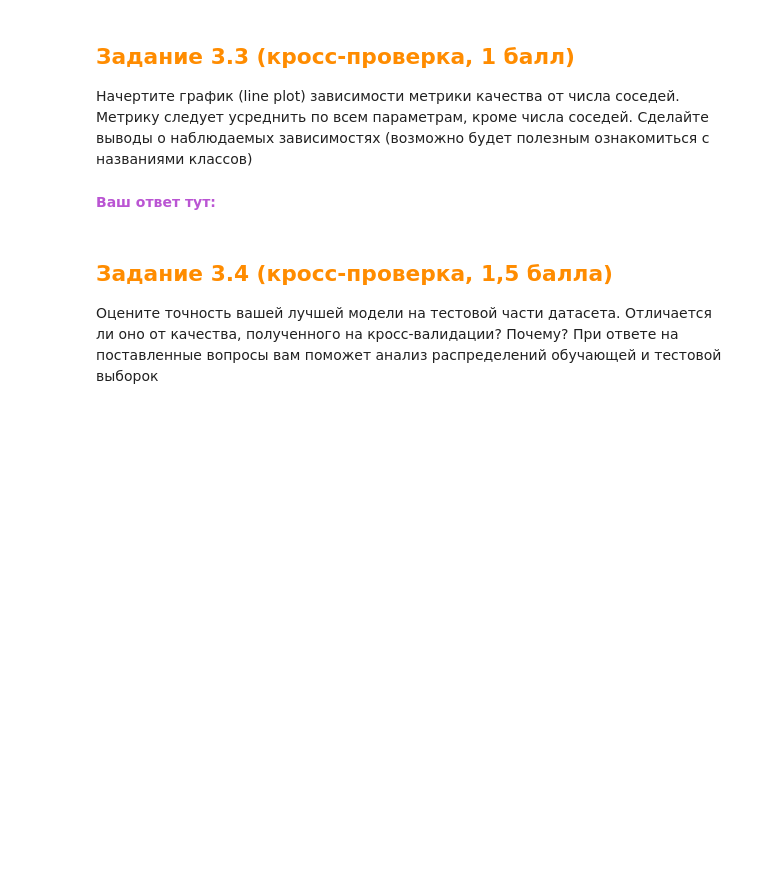
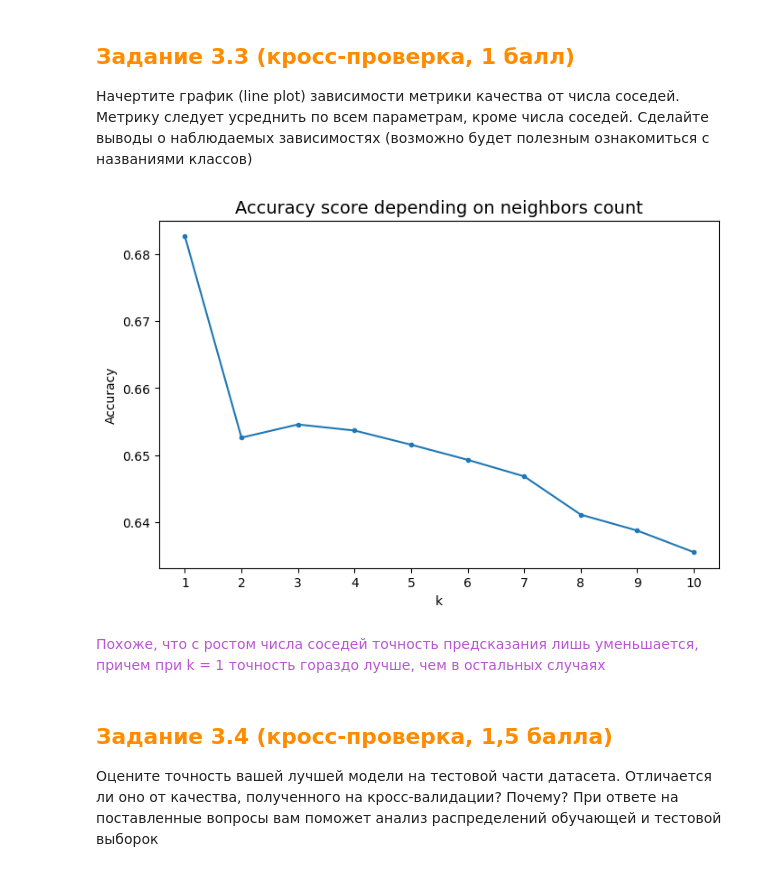
Before and after one commit to gerarte04/mlcmcmsu24, a Jupyter notebook: research/02_knn/[Research]_KNN_[2024_2025].ipynb, the cells around one changed output. Drawn from its saved outputs; the diff is of its cells as text; code cells hidden in the pictures; blank space fills up the shorter version.

```diff
--- a/research/02_knn/[Research]_KNN_[2024_2025].ipynb
+++ b/research/02_knn/[Research]_KNN_[2024_2025].ipynb
@@ -268,0 +289,13 @@ parameters = {
+# %%
+from cross_val import kfold_split, knn_cv_score
+from sklearn.neighbors import KNeighborsClassifier
+
+folds = kfold_split(X_train.size, 3)
+scores = knn_cv_score(X_train, y_train, parameters, accuracy_score, folds, KNeighborsClassifier)
+# %%
+import pandas as pd
+
+pd.set_option("display.precision", 10)
+df = pd.DataFrame(scores.keys(), columns=["preprocessing_method", "k", "metric", "weights"])
+df.insert(4, "accuracy_score", scores.values(), True)
+df.sort_values('accuracy_score', ascending=False).head(10)
@@ -283,5 +331,22 @@ parameters = {
-# %% [markdown]
-<font color='MediumOrchid'>**Ваш ответ тут:**</font>
+# %%
+df1 = df.groupby('k').mean('accuracy_score')
+# %%
+import matplotlib.pyplot as plt
+
+plt.figure(figsize=(8, 5))
+plt.plot(df1.index, df1['accuracy_score'], marker='.')
+plt.xticks(range(1, 11))
+plt.yticks([0.64, 0.65, 0.66, 0.67, 0.68])
+
+plt.title('Accuracy score depending on neighbors count', fontsize=14)
+plt.xlabel('k')
+plt.ylabel('Accuracy')
+
+plt.show()
+# %% [output]
+[figure, added]
+# %% [markdown]
+<font color='MediumOrchid'>Похоже, что с ростом числа соседей точность предсказания лишь уменьшается, причем при k = 1 точность гораздо лучше, чем в остальных случаях</font>
 # %% [markdown]
 ## <font color='DarkOrange'>**Задание 3.4 (кросс-проверка, 1,5 баллa)**</font>
 
```
Also changed, not shown: parts of 18 cells of this notebook.
